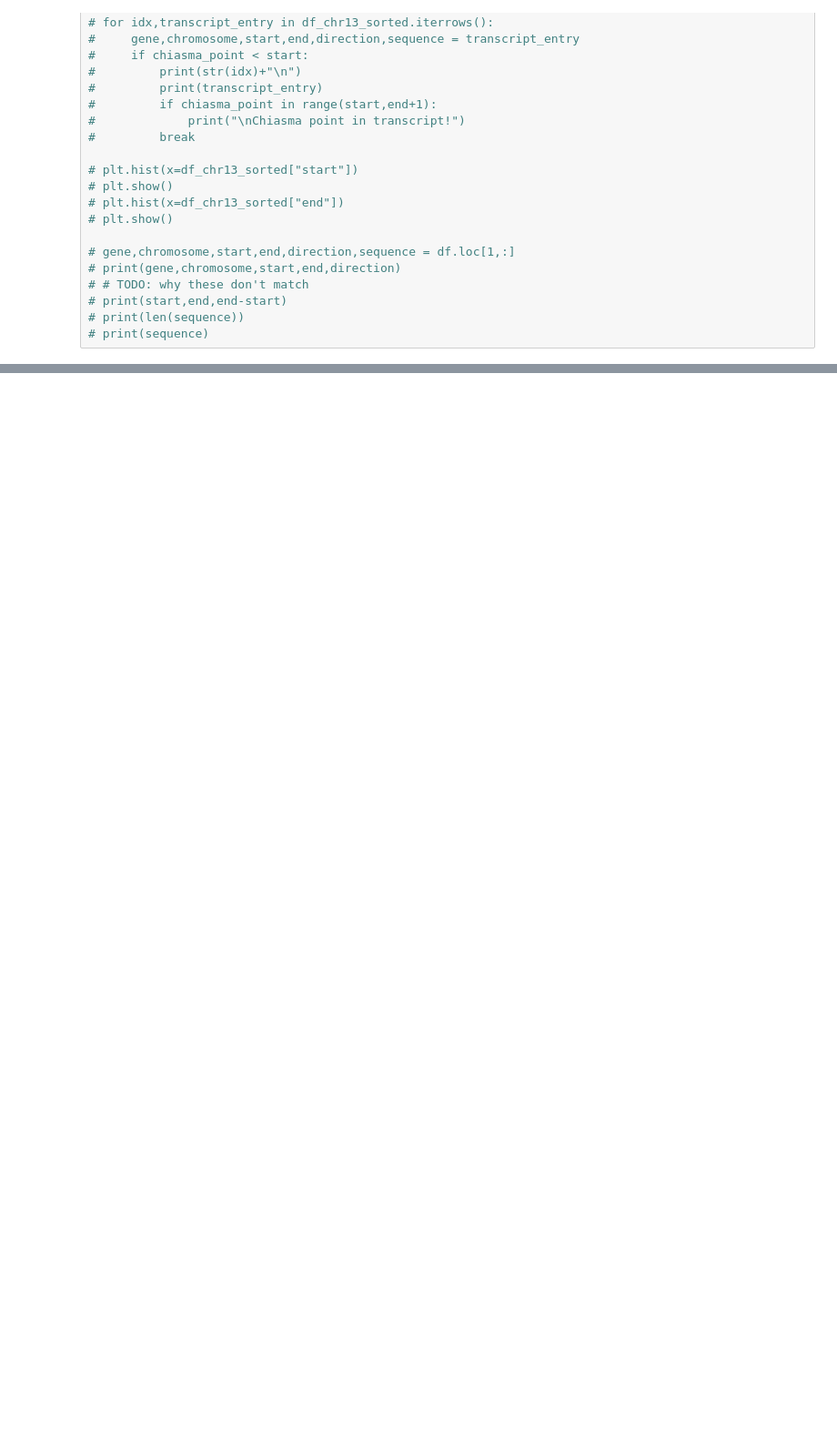
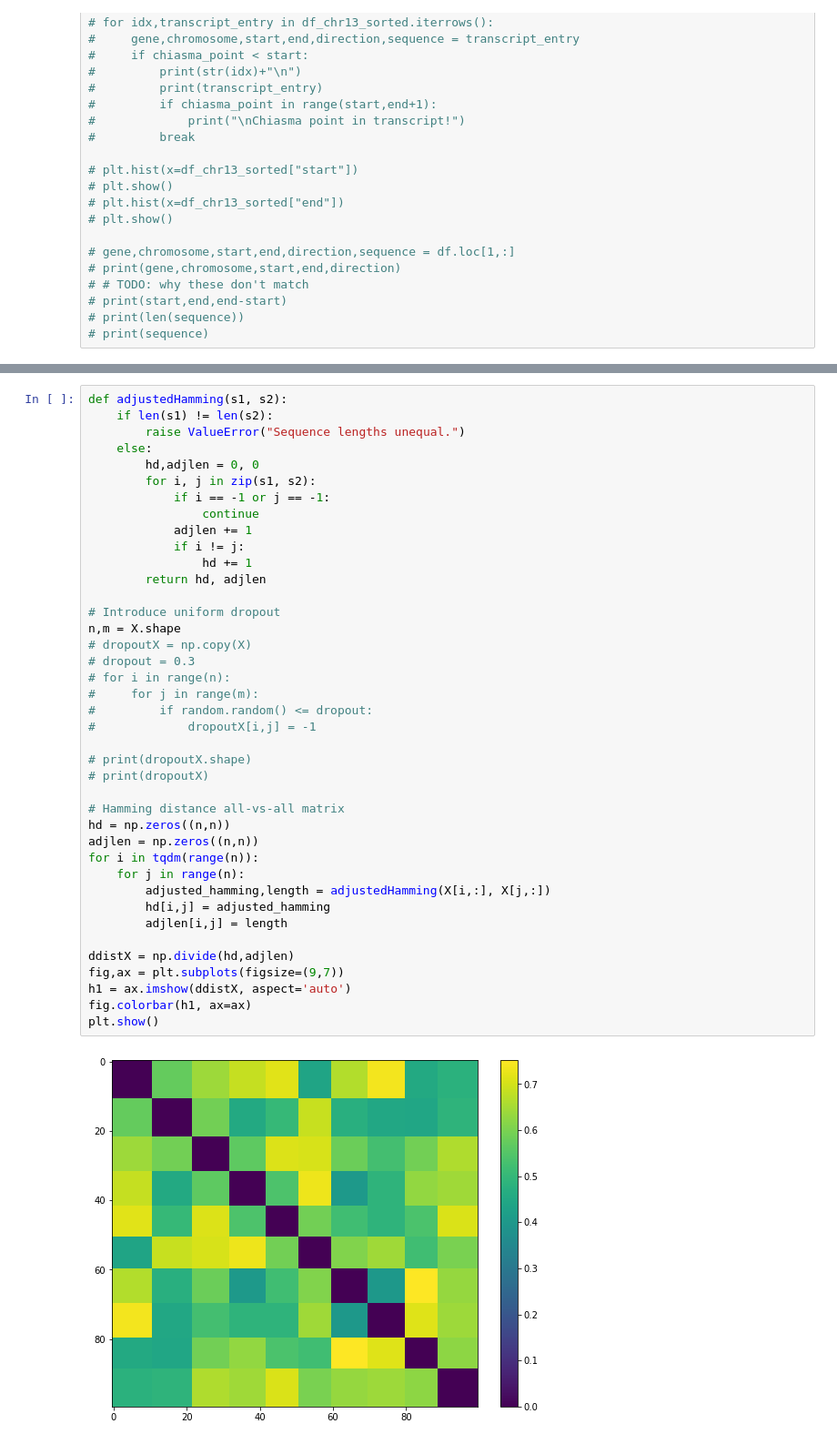
Before and after one commit to bkiyota/SNPBarcodingSimulator, a Jupyter notebook: embryo_sequence_generation.ipynb, the cells around one changed output, grey strips where cells are left out. Shown: that part at 91% size. Cells and saved outputs as stored; diff of their text form; blank space fills up the shorter version.

```diff
--- a/embryo_sequence_generation.ipynb
+++ b/embryo_sequence_generation.ipynb
@@ -325,0 +341,42 @@ plt.show()
+# %%
+def adjustedHamming(s1, s2):
+    if len(s1) != len(s2):
+        raise ValueError("Sequence lengths unequal.")
+    else:
+        hd,adjlen = 0, 0
+        for i, j in zip(s1, s2):
+            if i == -1 or j == -1:
+                continue
+            adjlen += 1
+            if i != j:
+                hd += 1
+        return hd, adjlen
+
+# Introduce uniform dropout
+n,m = X.shape
+# dropoutX = np.copy(X)
+# dropout = 0.3
+# for i in range(n):
+#     for j in range(m):
+#         if random.random() <= dropout:
+#             dropoutX[i,j] = -1
+
+# print(dropoutX.shape)
+# print(dropoutX)
+
+# Hamming distance all-vs-all matrix
+hd = np.zeros((n,n))
+adjlen = np.zeros((n,n))
+for i in tqdm(range(n)):
+    for j in range(n):
+        adjusted_hamming,length = adjustedHamming(X[i,:], X[j,:])
+        hd[i,j] = adjusted_hamming
+        adjlen[i,j] = length
+
+ddistX = np.divide(hd,adjlen)
+fig,ax = plt.subplots(figsize=(9,7))
+h1 = ax.imshow(ddistX, aspect='auto')
+fig.colorbar(h1, ax=ax)
+plt.show()
+# %% [output]
+[figure, added]
```
Also changed, not shown: parts of 11 cells of this notebook.
